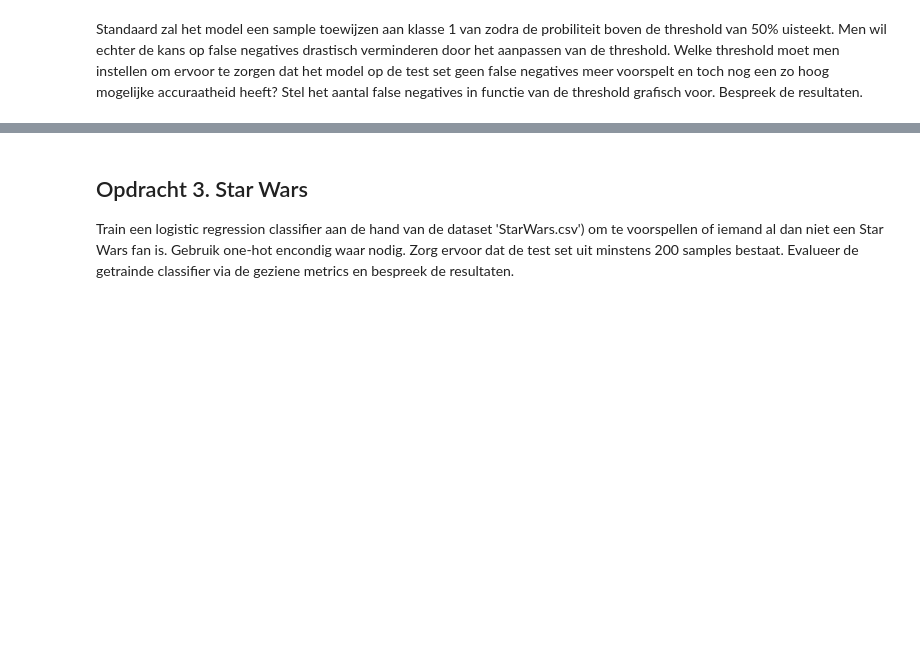
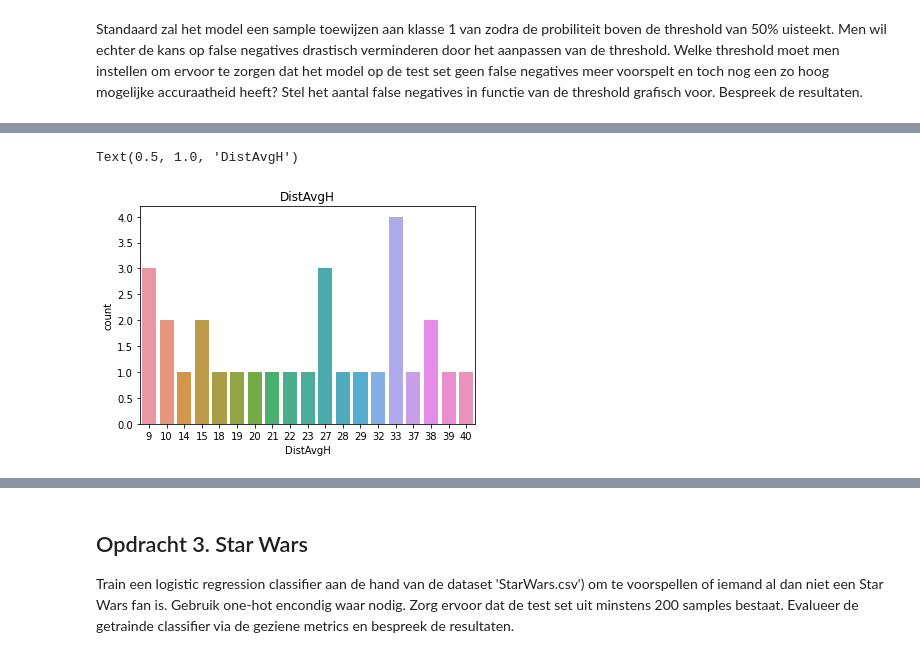
Before and after one commit to DeWildeDaan/DeliverYvesG1, a Jupyter notebook: testdata_logistic_regression_sensors_voorbereiding/testdata_logistic_regression_DistAvgH.ipynb, the cells around one changed output, grey strips where cells are left out. Cells and saved outputs as stored; diff of their text form; code cells hidden in the pictures; blank space fills up the shorter version.

```diff
--- a/testdata_logistic_regression_sensors_voorbereiding/testdata_logistic_regression_DistAvgH.ipynb
+++ b/testdata_logistic_regression_sensors_voorbereiding/testdata_logistic_regression_DistAvgH.ipynb
@@ -442,6 +474,6 @@ Bouw een logistic regression model dat zo accuraat mogelijk de penguinsoort kan
 <br />
 Schrijf jouw conclusies op met betrekking tot het finaal bekomen model.
 # %%
-dataset = pd.read_csv('sensors_data_test.csv')
+dataset = pd.read_csv('TestData.csv')
 print('Dimensie van de dataset:',dataset.shape)
 dataset.head(7)
@@ -466,6 +490,0 @@ dataset.head(7)
-# %%
-#(rij met) NaN value verwijderen
-#Inplace=True om wijziging 'op te slaan'
-dataset.dropna(inplace=True)
-
-dataset.head(20)
@@ -493,0 +491,27 @@ dataset.head()
+# %%
+# uitwerking van de opdracht:
+
+#comments kolom verwijderen
+# verwijder kollomen die niet relevant zijn met model (id's,types)
+dataset.drop(['PartitionKey','RowKey','Timestamp',],axis=1,inplace=True)
+dataset.drop('RackRow@type',axis=1,inplace=True)
+dataset.drop('Label',axis=1,inplace=True)
+dataset.drop('Label@type',axis=1,inplace=True)
+
+# verwijder kollomen weight
+dataset.drop(['WeightPre','WeightPre@type','WeightPost','WeightPost@type', 'WeightDiff','WeightDiff@type'],axis=1,inplace=True)
+
+
+#verwijder kollomen distance
+dataset.drop(['DistMinH@type','DistMaxH@type','DistAvgH@type','DistMinL@type', 'DistMaxL@type','DistAvgL@type', 'DistTime@type'],axis=1,inplace=True)
+
+
+#one hot encoding
+dataset = pd.concat([dataset,pd.get_dummies(dataset['RackRow'], prefix='RackRow')],axis=1)
+dataset.drop(['RackRow'],axis=1, inplace=True)
+
+
+
+
+
+dataset.head(7)
@@ -494,7 +527,10 @@ dataset.head()
 # %%
 # gebalanceerdheid controleren
-sns.countplot(data=dataset, x="Flipper Length (mm)")
-plt.title('Countplot Flipper Length (mm)')
+sns.countplot(data=dataset, x="DistAvgH")
+plt.title('DistAvgH')
+# %% [output]
+Text(0.5, 1.0, 'DistAvgH')
+[figure, added]
 # %%
 # Opsporen van ontbrekende waarden
 
```
Also changed, not shown: parts of 24 cells of this notebook.
